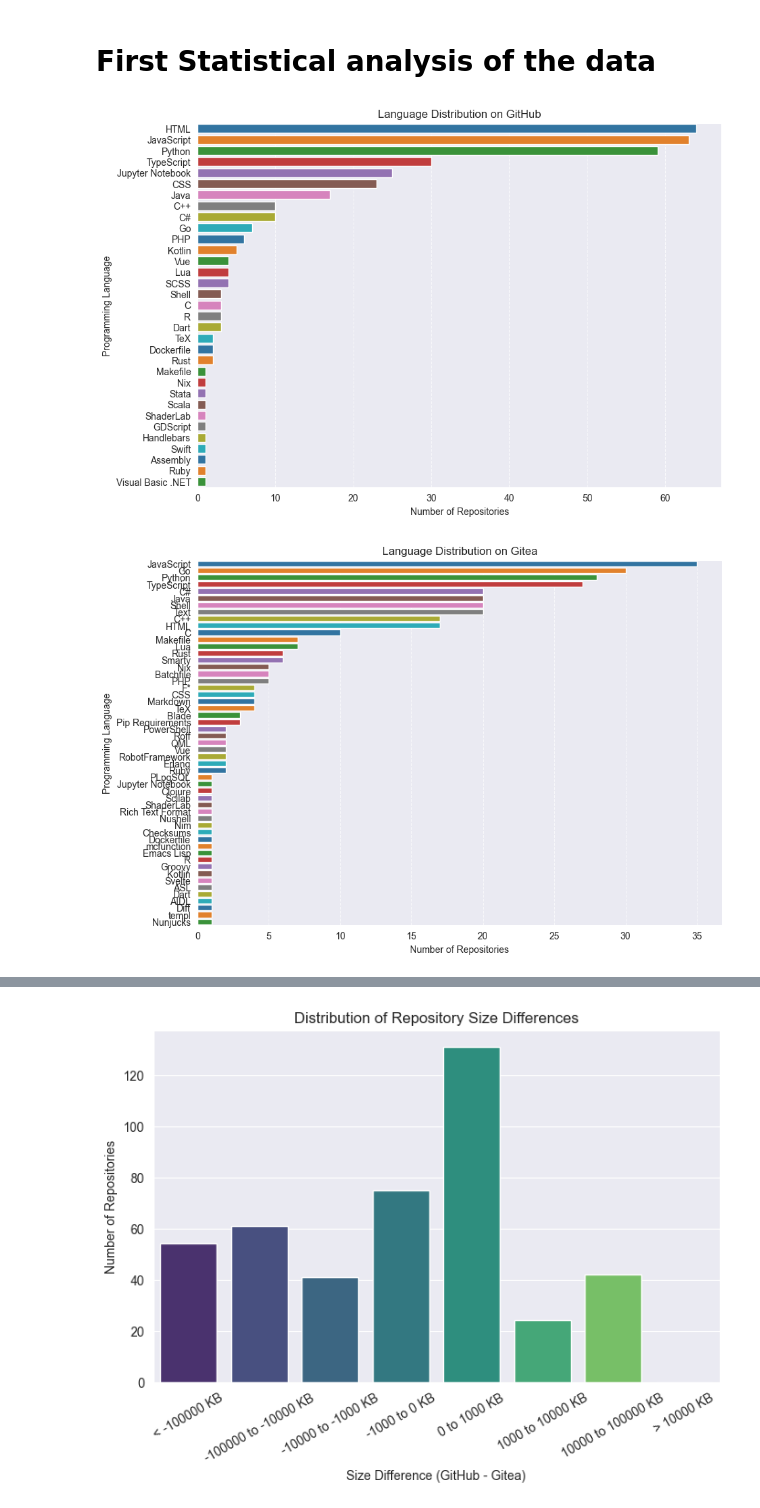
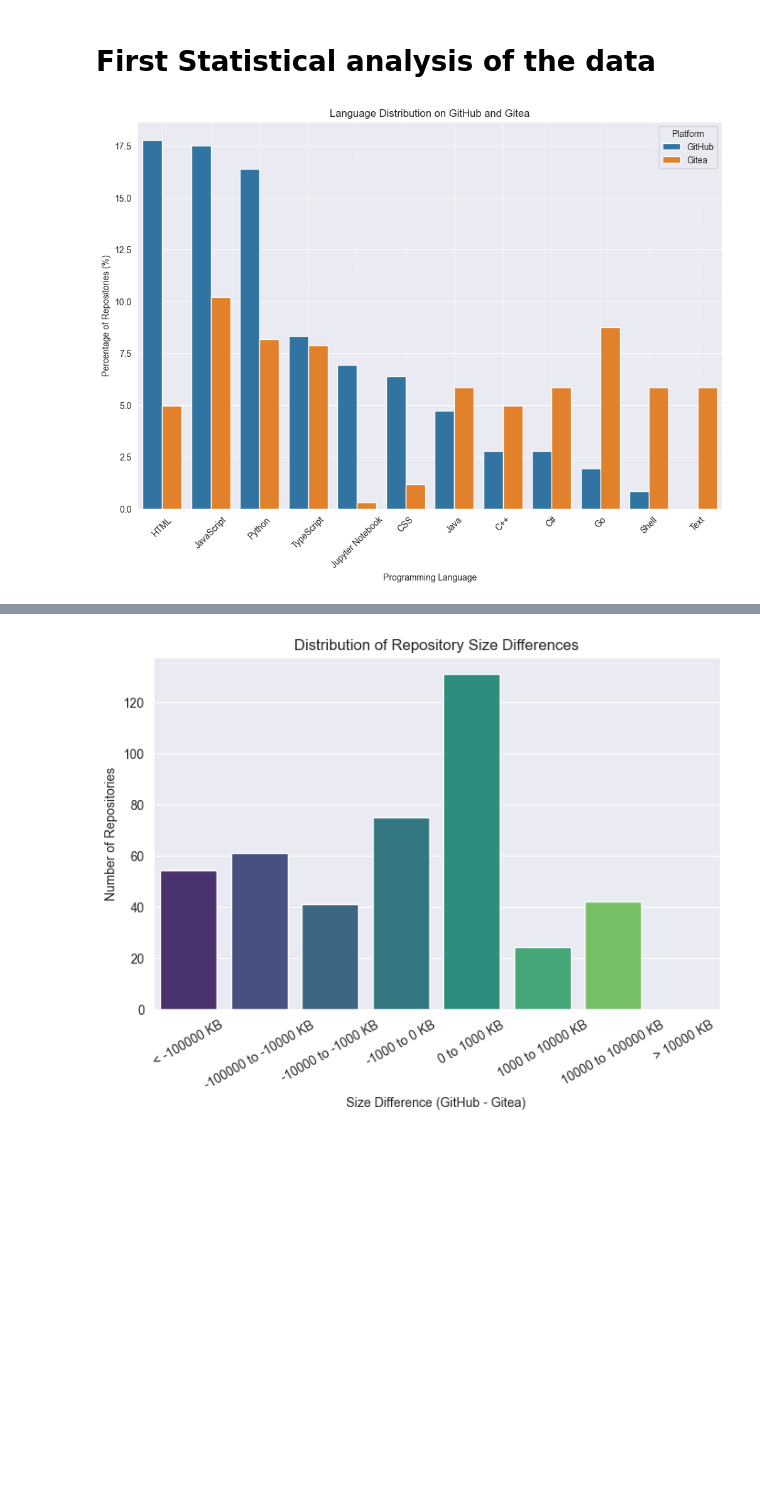
Before and after one commit to SamuelSVG/Memoire, a Jupyter notebook: analysis_notebook.ipynb, the cells around one changed output, grey strips where cells are left out. Cells and saved outputs as stored; diff of their text form; code cells hidden in the pictures; blank space fills up the shorter version.

Commit message:
Refactored plot creation

```diff
--- a/analysis_notebook.ipynb
+++ b/analysis_notebook.ipynb
@@ -248,32 +248,13 @@ print(f"Done! Updated file saved as {output_file}")
 # %% [markdown]
 # First Statistical analysis of the data
 # %%
+from platform_analysis import plot_language_distribution, plot_distribution
+
 df_github = pd.read_csv("github_repos_0_500.csv")
 df_gitea = pd.read_csv("gitea_repos_0_500.csv")
 df_forgejo = pd.read_csv("forgejo_repos_0_500.csv")
 
-# Function to plot language distribution for a given dataframe and platform name
-def plot_language_distribution(df, platform):
-    df = df.dropna(subset=['Language'])  # Remove missing values
-
-    # Count repositories per language
-    language_counts = df['Language'].value_counts()
-
-    # Sort by total popularity across all platforms
-    language_counts = language_counts.sort_values(ascending=False)
-
-    plt.figure(figsize=(10, 7))
-    sns.barplot(x=language_counts.values, y=language_counts.index, hue=language_counts.index, palette='tab10', legend=False)
-    plt.title(f"Language Distribution on {platform}")
-    plt.xlabel("Number of Repositories")
-    plt.ylabel("Programming Language")
-    plt.grid(axis='x', linestyle='--', alpha=0.7)
-    plt.show()
-
 # Create the figures
-plot_language_distribution(df_github, "GitHub")
-plot_language_distribution(df_gitea, "Gitea")
-plot_language_distribution(df_forgejo, "Forgejo")
+plot_language_distribution(df_github, df_gitea)
 # %% [output]
-[figure, old version]
+[figure, new version]
-[figure, removed]
```
Also changed, not shown: parts of 8 cells of this notebook, 4 other files.
